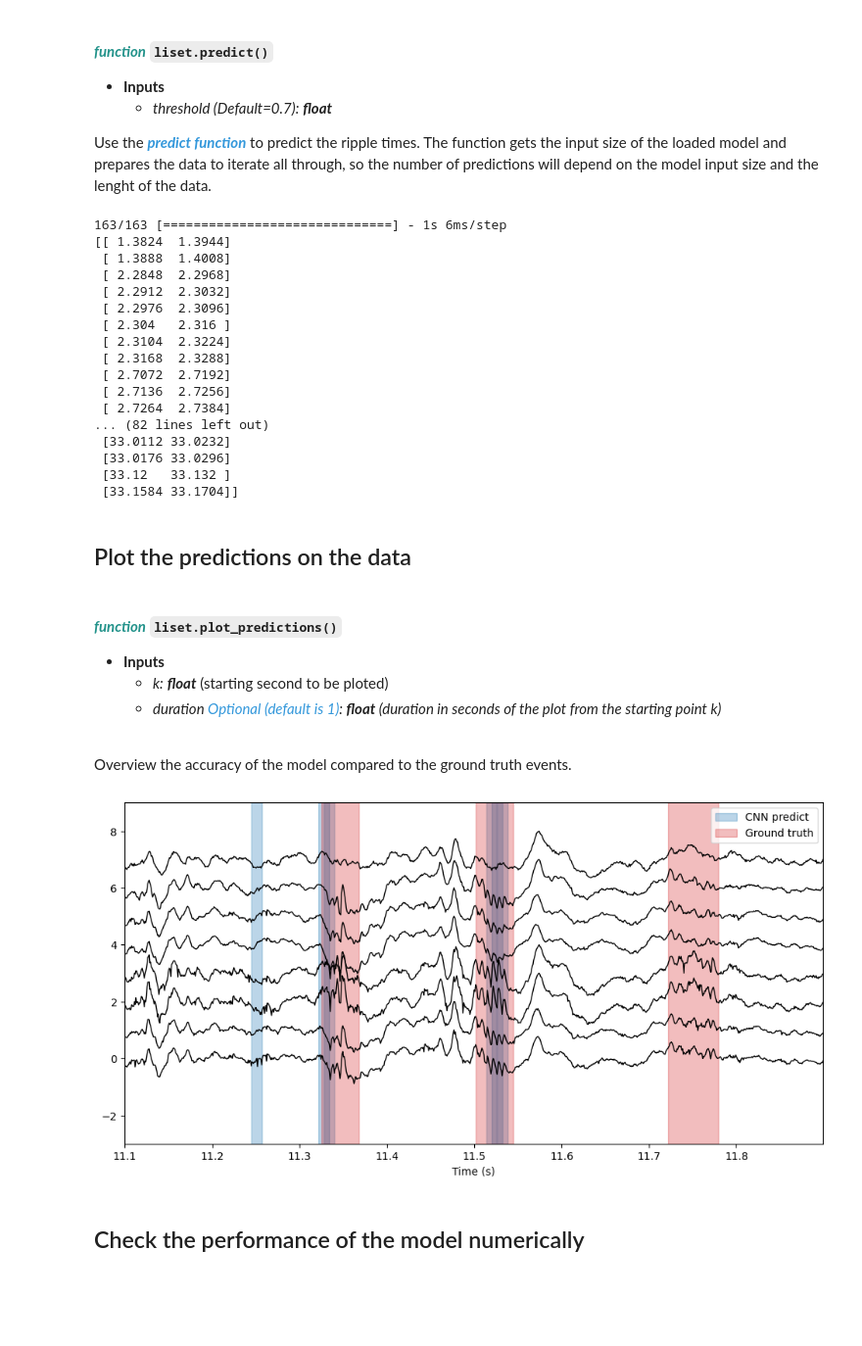
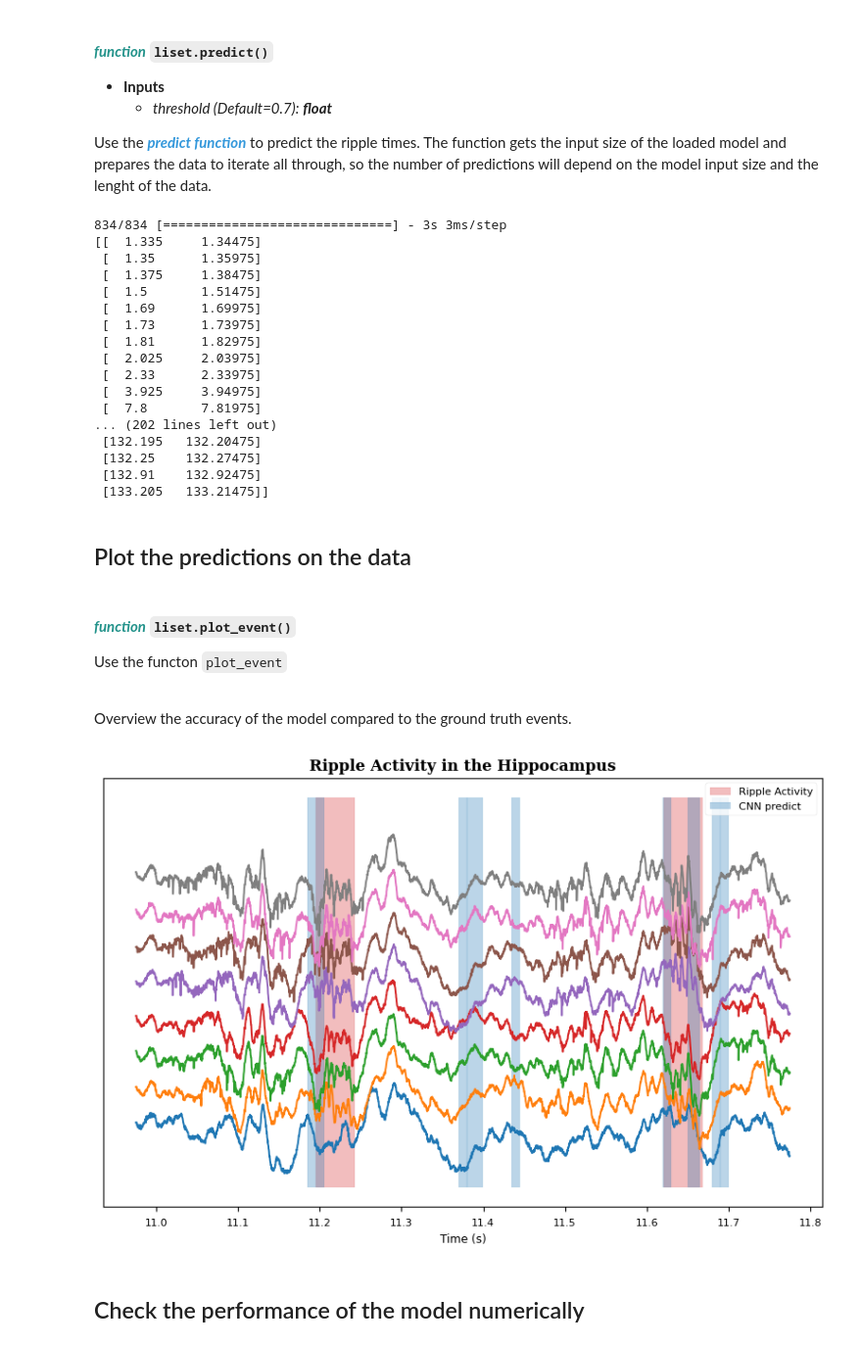
Before and after one commit to MarcosOriolPago/LAVA_SNN_ripples, a Jupyter notebook: liset_tk/walkthrough.ipynb, the cells around one changed output. Shown at 98% size. Drawn from its saved outputs; the diff is of its cells as text; code cells hidden in the pictures; blank space fills up the shorter version.

````diff
--- a/liset_tk/walkthrough.ipynb
+++ b/liset_tk/walkthrough.ipynb
@@ -157,41 +125,46 @@ None
 Use the <span style="color:#3498db;">***predict function***</span> to predict the ripple times.
 The function gets the input size of the loaded model and prepares the data to iterate all through, so the number of predictions will depend on the model input size and the lenght of the data.
 # %%
-liset.predict(threshold=0.2)
+liset.predict(threshold=0.3)
 print(liset.prediction_times)
 # %% [output]
-163/163 [==============================] - 1s 6ms/step
-[[ 1.3824  1.3944]
- [ 1.3888  1.4008]
- [ 2.2848  2.2968]
- [ 2.2912  2.3032]
- [ 2.2976  2.3096]
- [ 2.304   2.316 ]
- [ 2.3104  2.3224]
- [ 2.3168  2.3288]
- [ 2.7072  2.7192]
- [ 2.7136  2.7256]
- [ 2.7264  2.7384]
-... (82 lines left out)
- [33.0112 33.0232]
- [33.0176 33.0296]
- [33.12   33.132 ]
- [33.1584 33.1704]]
+834/834 [==============================] - 3s 3ms/step
+[[  1.335     1.34475]
+ [  1.35      1.35975]
+ [  1.375     1.38475]
+ [  1.5       1.51475]
+ [  1.69      1.69975]
+ [  1.73      1.73975]
+ [  1.81      1.82975]
+ [  2.025     2.03975]
+ [  2.33      2.33975]
+ [  3.925     3.94975]
+ [  7.8       7.81975]
+... (202 lines left out)
+ [132.195   132.20475]
+ [132.25    132.27475]
+ [132.91    132.92475]
+ [133.205   133.21475]]
 # %% [markdown]
 ## Plot the predictions on the data
 # %% [markdown]
-#### <span style="color:#24938b;">***function***</span> `liset.plot_predictions()`
-- **Inputs**
-    - *k:* ***float*** (starting second to be ploted)
-    - *duration <span style="color:#3498db;">Optional (default is 1)</span>: ***float*** (duration in seconds of the plot from the starting point k)* <br><br>
+#### <span style="color:#24938b;">***function***</span> `liset.plot_event()`
+Use the functon ```plot_event```
+<br><br>
 
 Overview the accuracy of the model compared to the ground truth events.
-# %%
-k = 11.1
-duration = 0.8
-liset.plot_predictions(k, duration=duration)
-# %% [output]
-[figure, removed]
+# %%
+liset.plot_event(
+    window,
+    offset=offset,
+    extend=extend,
+    show_ground_truth=True,
+    show_predictions=True,
+    label='Ripple Activity',
+    title='Ripple Activity in the Hippocampus'
+)
+# %% [output]
+[figure, added]
 # %% [markdown]
 ## Check the performance of the model numerically
 # %% [markdown]
````
Also changed, not shown: parts of 11 cells of this notebook, 5 other files.
